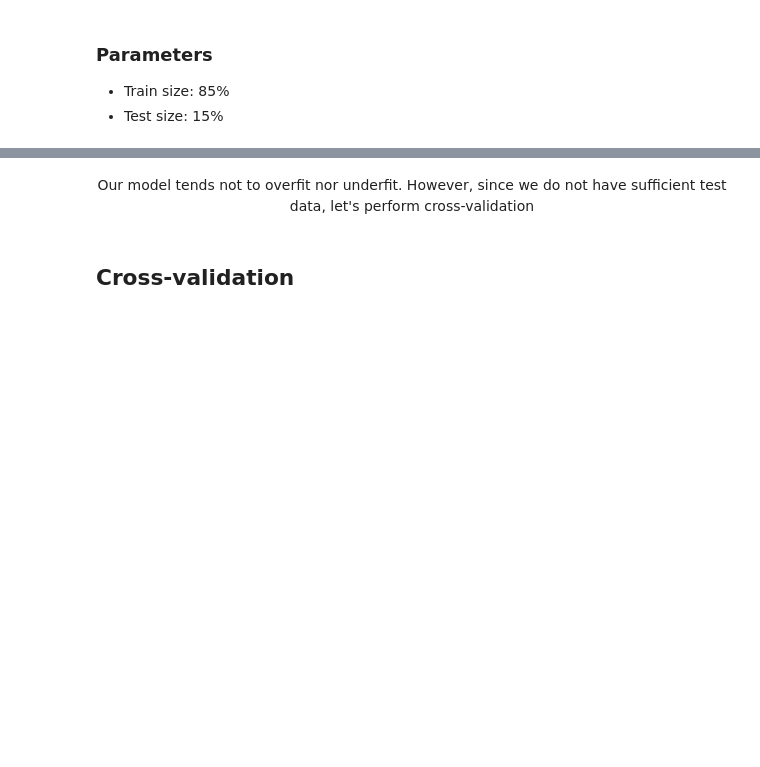
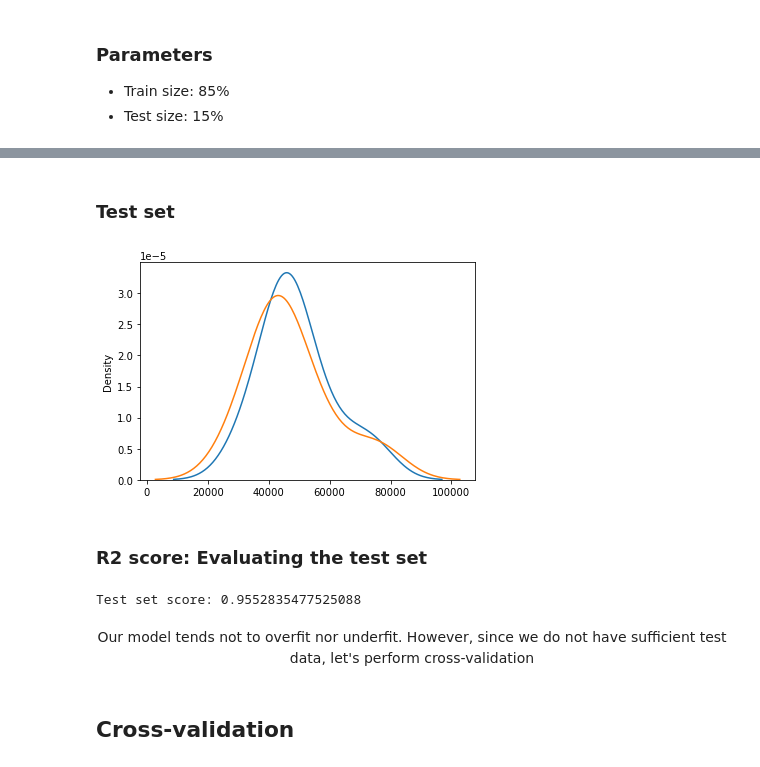
Before and after one commit to Justsecret123/NBA-Players-Stats-analysis, a Jupyter notebook: Prediction model using Points&Rebounds - Linear Regression.ipynb, the cells around one changed output, grey strips where cells are left out. Drawn from its saved outputs; the diff is of its cells as text; code cells hidden in the pictures; blank space fills up the shorter version.

```diff
--- a/Prediction model using Points&Rebounds - Linear Regression.ipynb
+++ b/Prediction model using Points&Rebounds - Linear Regression.ipynb
@@ -146,3 +176,20 @@ Test set score: 0.9717616034917983
+# %% [markdown]
+<h3> Test set </h3>
+# %%
+plt.figure()
+
+ax1 = sns.kdeplot(Yhat_test)
+ax2 = sns.kdeplot(y_test, ax=ax1)
+
+plt.show()
+# %% [output]
+[figure, added]
+# %% [markdown]
+<h3> R2 score: Evaluating the test set </h3>
+# %%
+print(f"Test set score: {r2_score(y_test,Yhat_test)}")
+# %% [output]
+Test set score: 0.9552835477525088
 # %% [markdown]
 <center> <span style="text-size: 24px;" class="alert alert-success"> Our model tends not to overfit nor underfit.
     However, since we do not have sufficient test data, let's perform cross-validation
```
Also changed, not shown: parts of 52 cells of this notebook.
